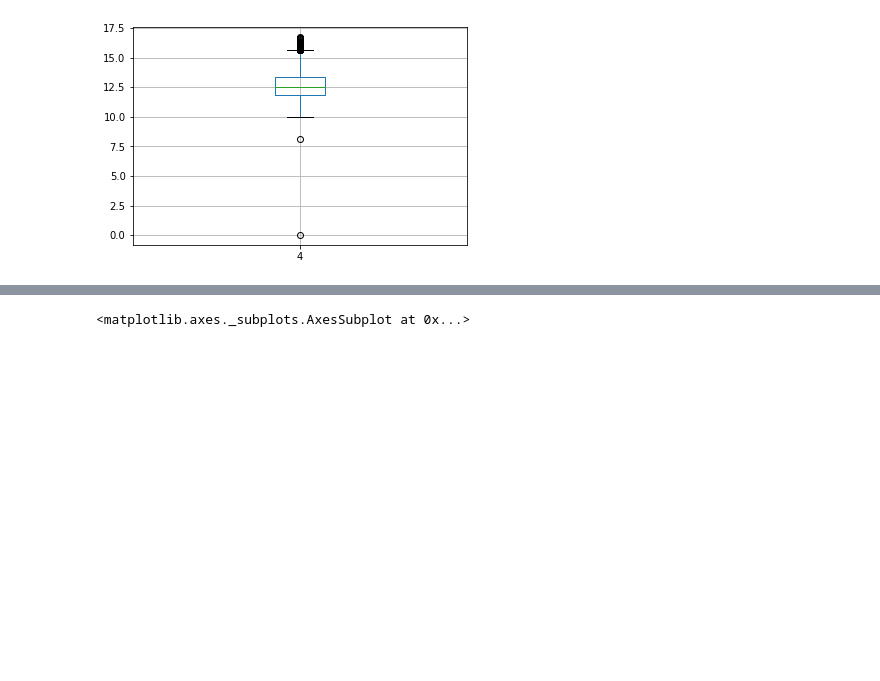
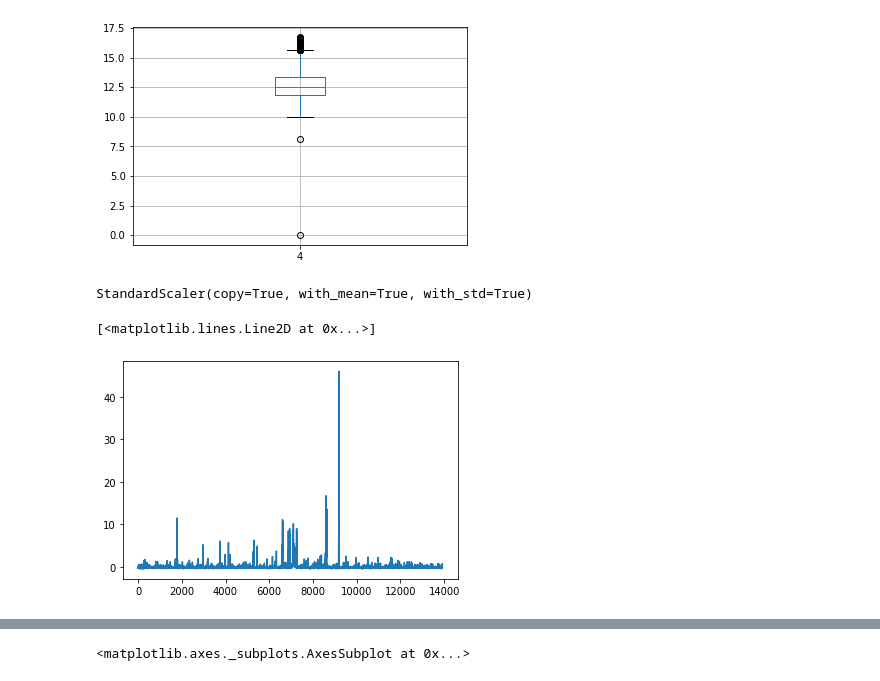
Before and after one commit to thangbk2209/pretraining_auto_scaling_ng, a Jupyter notebook: explore_data/google_trace.ipynb, the cells around one changed output, grey strips where cells are left out. Drawn from its saved outputs; the diff is of its cells as text; code cells hidden in the pictures; blank space fills up the shorter version.

```diff
--- a/explore_data/google_trace.ipynb
+++ b/explore_data/google_trace.ipynb
@@ -39,0 +44,2 @@ def plot_data(df, column_index, figsize=(25, 20), title=None):
+# %%
+X = X.reshape(X.shape[0], 1)
@@ -40 +50,14 @@ def plot_data(df, column_index, figsize=(25, 20), title=None):
+# %%
+scaler = StandardScaler()
+# %%
+scaler.fit(X)
+# %% [output]
+StandardScaler(copy=True, with_mean=True, with_std=True)
+# %%
+X_transform = scaler.transform(X)
+# %%
+plt.plot(X_transform)
+# %% [output]
+[<matplotlib.lines.Line2D at 0x...>]
+[figure, added]
 # %%
```
Also changed, not shown: parts of 7 cells of this notebook, 12 other files.
